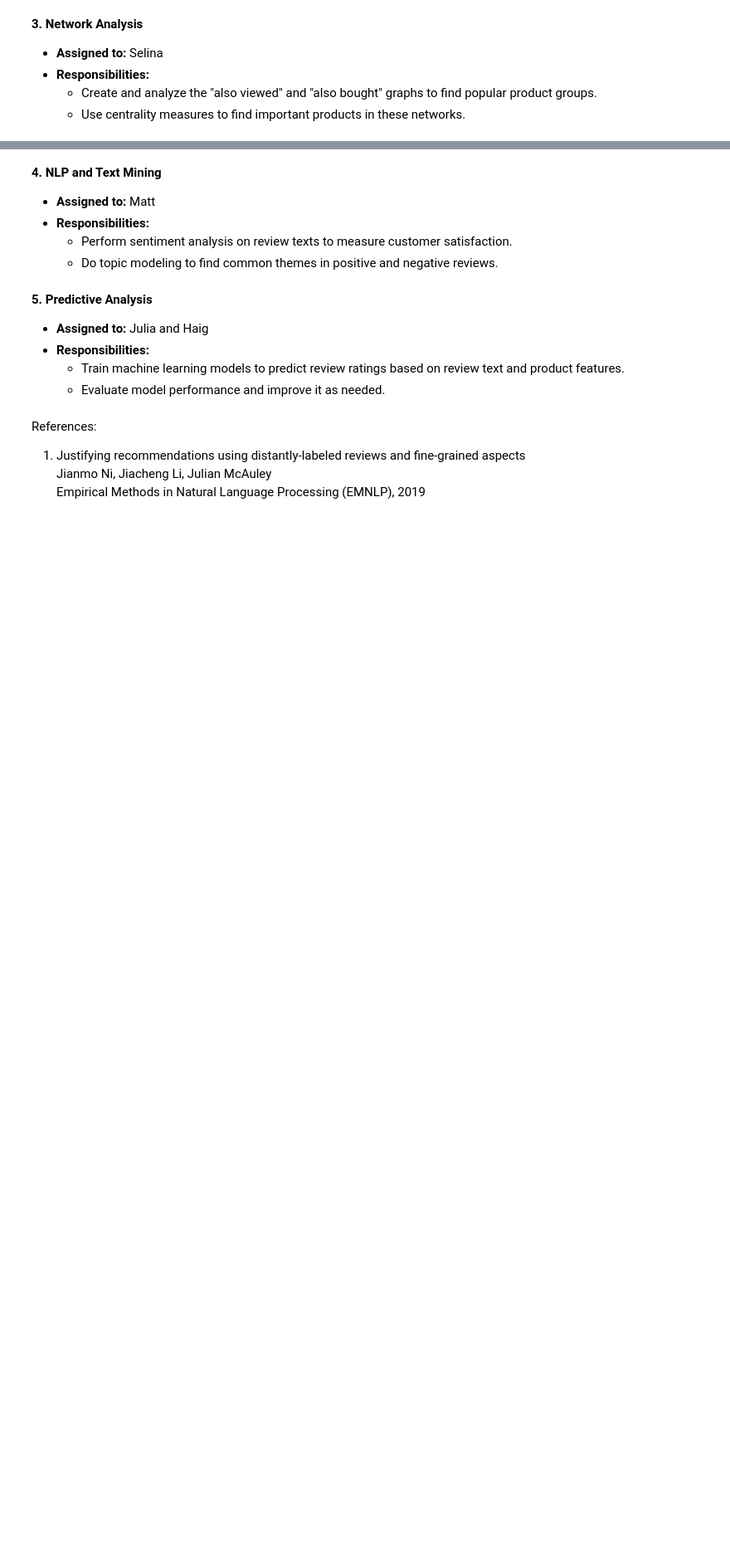
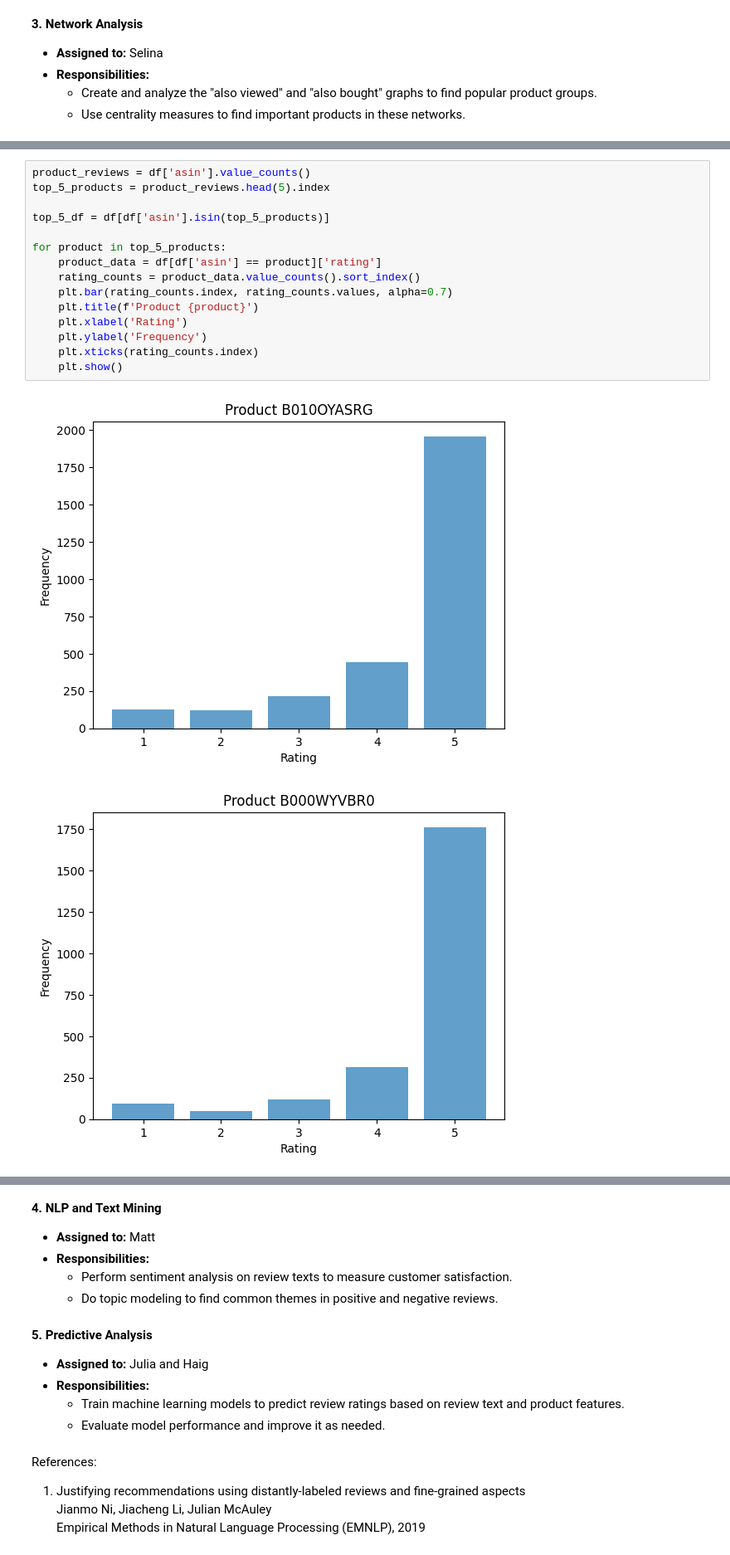
Before and after one commit to hbedros/data620-final-project, a Jupyter notebook: main.ipynb, the cells around one changed output, grey strips where cells are left out. Shown at 83% size. Saved outputs shown, nothing was run; the diff lists cells and outputs as text; blank space fills up the shorter version.

```diff
--- a/main.ipynb
+++ b/main.ipynb
@@ -270,0 +413,18 @@ for i, product in enumerate(top_5_products, 1):
+# %%
+product_reviews = df['asin'].value_counts()
+top_5_products = product_reviews.head(5).index
+
+top_5_df = df[df['asin'].isin(top_5_products)]
+
+for product in top_5_products:
+    product_data = df[df['asin'] == product]['rating']
+    rating_counts = product_data.value_counts().sort_index()
+    plt.bar(rating_counts.index, rating_counts.values, alpha=0.7)
+    plt.title(f'Product {product}')
+    plt.xlabel('Rating')
+    plt.ylabel('Frequency')
+    plt.xticks(rating_counts.index)
+    plt.show()
+# %% [output]
+[figure, added]
+[figure, added]
```
Also changed, not shown: parts of 19 cells of this notebook.
